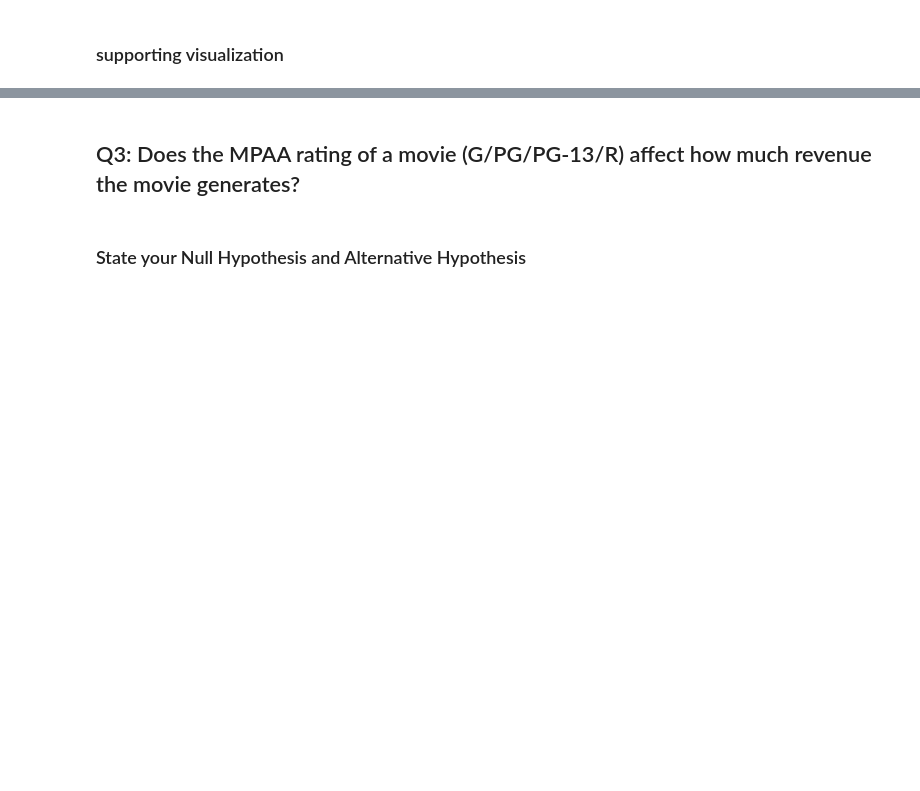
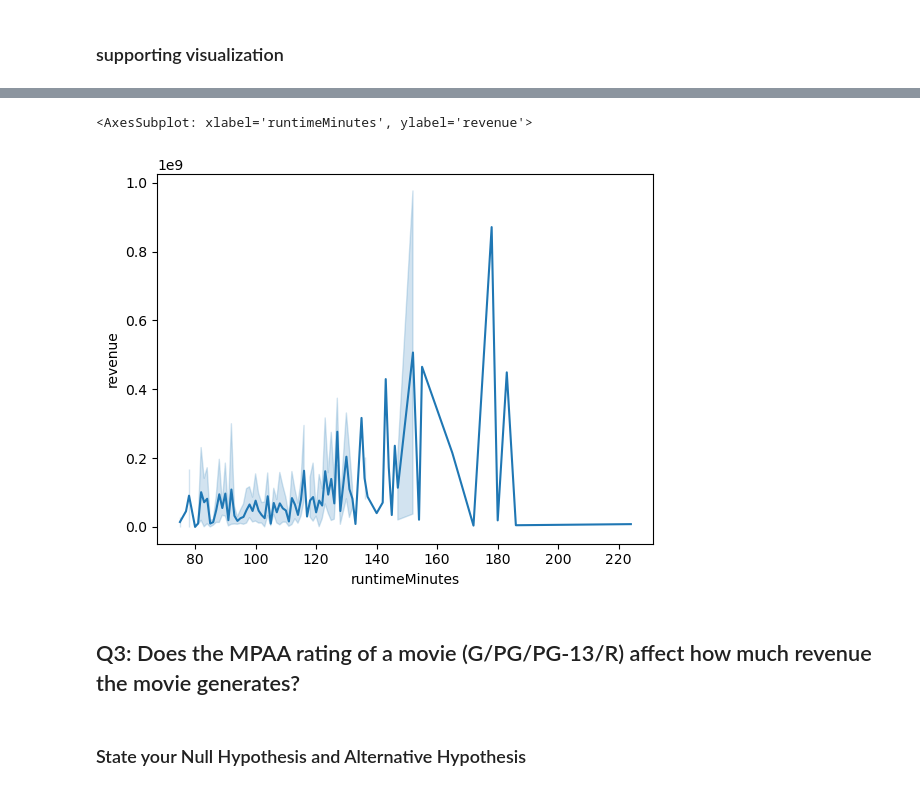
Before and after one commit to hawkeyedatatsai/IMDB-Data, a Jupyter notebook: IMDB Data Part-4.ipynb, the cells around one changed output, grey strips where cells are left out. Drawn from its saved outputs; the diff is of its cells as text; code cells hidden in the pictures; blank space fills up the shorter version.

```diff
--- a/IMDB Data Part-4.ipynb
+++ b/IMDB Data Part-4.ipynb
@@ -302,3 +367,8 @@ sns.barplot(data=plot_df, x='revenue',y='runtimeMinutes')
+# %%
+sns.lineplot(data=time_df, y='revenue',x='runtimeMinutes')
+# %% [output]
+<AxesSubplot: xlabel='runtimeMinutes', ylabel='revenue'>
+[figure, added]
 # %% [markdown]
 ## Q3: Does the MPAA rating of a movie (G/PG/PG-13/R) affect how much revenue the movie generates?
 # %% [markdown]
```
Also changed, not shown: parts of 20 cells of this notebook.
